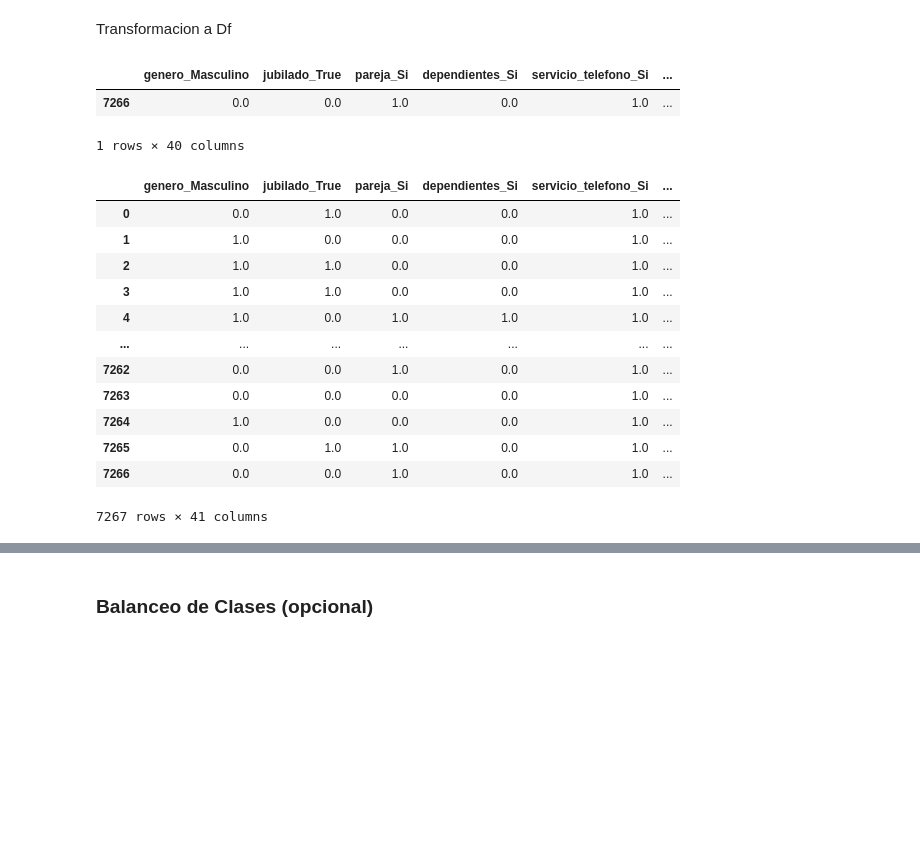
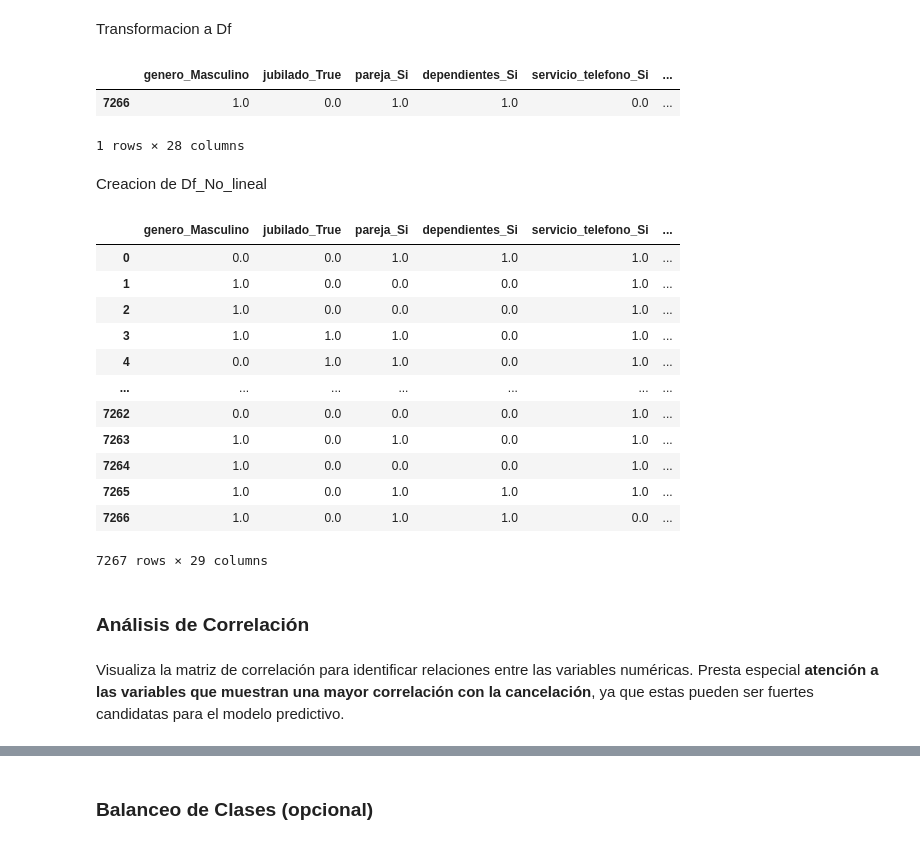
Before and after one commit to MigXDev/CS_Datos_I_DESAFIO_3, a Jupyter notebook: TelecomX_LATAM_2.ipynb, the cells around one changed output, grey strips where cells are left out. Drawn from its saved outputs; the diff is of its cells as text; code cells hidden in the pictures; blank space fills up the shorter version.

Commit message:
Finalización | Análisis de correlación

```diff
--- a/TelecomX_LATAM_2.ipynb
+++ b/TelecomX_LATAM_2.ipynb
@@ -48,7 +48,9 @@ A continuación se realiza una primera inspección.
 Datos = '/content/TelecomX_Data_Base.csv'
 # %%
 # Cargamos el archivo CSV procesado
-Df_base = pd.read_csv('/content/TelecomX_Data_Base.csv', sep=';')
+Df = pd.read_csv('/content/TelecomX_Data_Base.csv', sep=';')
+
+Df_base = Df.copy()
 
 # Visualizamos las primera fila
 Df_base.head(1)
@@ -157,6 +159,13 @@ Df_base['abandono_cliente'] = Df_base['abandono_cliente'].map({'Si': 1, 'No': 0}
 
 *   Si: `1`
 *   No: `0`
+# %%
+# === Etapa 1: Agrupar "Sin servicio telefónico" como "No"
+# Identify object columns
+object_cols = Df_base.select_dtypes(include='object').columns
+
+for col in object_cols:
+    Df_base[col] = Df_base[col].replace('Sin servicio de internet', 'No')
 # %%
 Df_base.tail(1)
 # %% [output]
@@ -265,29 +284,39 @@ for columna in columnas:
 # %% [markdown]
 Transformacion a Df
 # %%
-Df_Train = pd.DataFrame(X_train_processed, columns=columnas_encoded)
-Df_Test = pd.DataFrame(X_test_processed, columns=columnas_encoded)
-Df_Encoded = pd.concat([Df_Train, Df_Test], axis=0, ignore_index=True)
-Df_Encoded.tail(1)
+Df_Train = pd.DataFrame(X_train_processed, columns=columnas_encoded, index=X_train.index)
+
+Df_Test = pd.DataFrame(X_test_processed, columns=columnas_encoded, index=X_test.index)
+
+Df_EncodedTT = pd.concat([Df_Train, Df_Test])
+Df_EncodedTT = Df_EncodedTT.sort_index()
+
+Df_EncodedTT.tail(1)
 # %% [output]
 |  | genero_Masculino | jubilado_True | pareja_Si | dependientes_Si | servicio_telefono_Si | ... |
-| 7266 | 0.0 | 0.0 | 1.0 | 0.0 | 1.0 | ... |
+| 7266 | 1.0 | 0.0 | 1.0 | 1.0 | 0.0 | ... |
-1 rows × 40 columns
+1 rows × 28 columns
+# %% [markdown]
+Creacion de Df_No_lineal
 # %%
-Df_No_lineal_y = pd.DataFrame(y, columns=['abandono_cliente_si'])
-Df_No_lineal = pd.concat([Df_Encoded, Df_No_lineal_y], axis=1)
-Df_No_lineal
+Df_encod_y = pd.DataFrame(y, columns=['abandono_cliente_si'])
+Df_Encoded = pd.concat([Df_EncodedTT, Df_encod_y], axis=1)
+Df_Encoded
 # %% [output]
 |  | genero_Masculino | jubilado_True | pareja_Si | dependientes_Si | servicio_telefono_Si | ... |
-| 0 | 0.0 | 1.0 | 0.0 | 0.0 | 1.0 | ... |
+| 0 | 0.0 | 0.0 | 1.0 | 1.0 | 1.0 | ... |
 | 1 | 1.0 | 0.0 | 0.0 | 0.0 | 1.0 | ... |
-| 2 | 1.0 | 1.0 | 0.0 | 0.0 | 1.0 | ... |
-| 3 | 1.0 | 1.0 | 0.0 | 0.0 | 1.0 | ... |
-| 4 | 1.0 | 0.0 | 1.0 | 1.0 | 1.0 | ... |
+| 2 | 1.0 | 0.0 | 0.0 | 0.0 | 1.0 | ... |
+| 3 | 1.0 | 1.0 | 1.0 | 0.0 | 1.0 | ... |
+| 4 | 0.0 | 1.0 | 1.0 | 0.0 | 1.0 | ... |
 | ... | ... | ... | ... | ... | ... | ... |
-| 7262 | 0.0 | 0.0 | 1.0 | 0.0 | 1.0 | ... |
-| 7263 | 0.0 | 0.0 | 0.0 | 0.0 | 1.0 | ... |
+| 7262 | 0.0 | 0.0 | 0.0 | 0.0 | 1.0 | ... |
+| 7263 | 1.0 | 0.0 | 1.0 | 0.0 | 1.0 | ... |
 | 7264 | 1.0 | 0.0 | 0.0 | 0.0 | 1.0 | ... |
-| 7265 | 0.0 | 1.0 | 1.0 | 0.0 | 1.0 | ... |
-| 7266 | 0.0 | 0.0 | 1.0 | 0.0 | 1.0 | ... |
+| 7265 | 1.0 | 0.0 | 1.0 | 1.0 | 1.0 | ... |
+| 7266 | 1.0 | 0.0 | 1.0 | 1.0 | 0.0 | ... |
-7267 rows × 41 columns
+7267 rows × 29 columns
+# %% [markdown]
+### Análisis de Correlación
+# %% [markdown]
+Visualiza la matriz de correlación para identificar relaciones entre las variables numéricas. Presta especial **atención a las variables que muestran una mayor correlación con la cancelación**, ya que estas pueden ser fuertes candidatas para el modelo predictivo.
```
Also changed, not shown: parts of 8 cells of this notebook.
